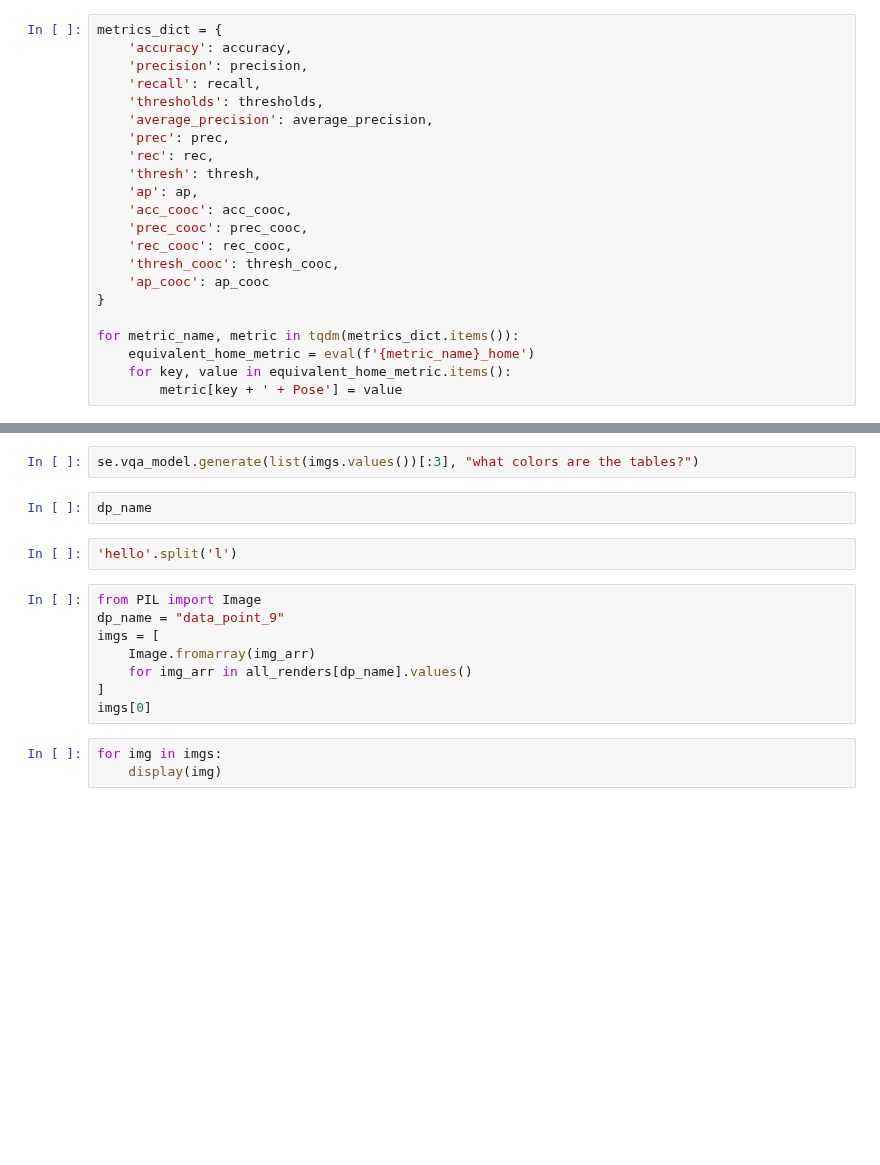
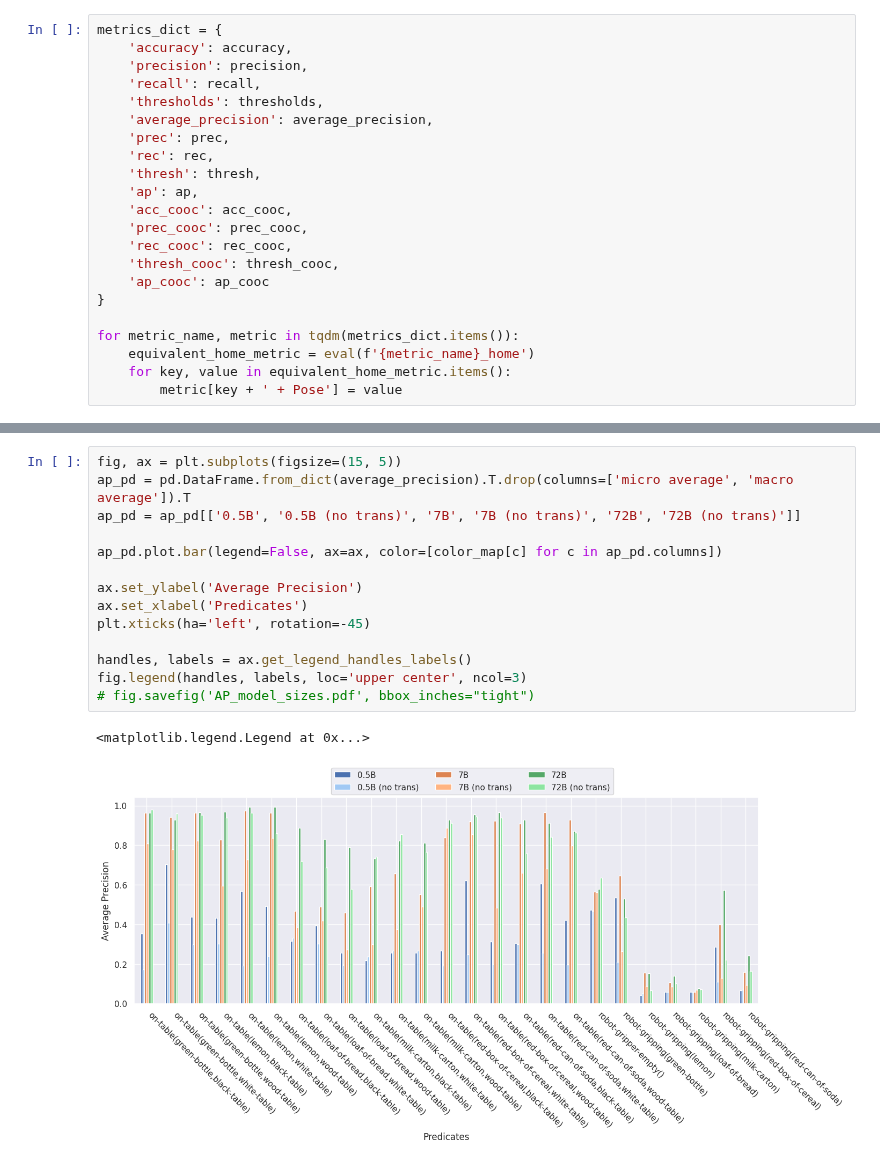
Before and after one commit to CLAIR-LAB-TECHNION/s3e, a Jupyter notebook: full_res_GRIP.ipynb, the cells around one changed output, grey strips where cells are left out. Drawn from its saved outputs; the diff is of its cells as text; blank space fills up the shorter version.

```diff
--- a/full_res_GRIP.ipynb
+++ b/full_res_GRIP.ipynb
@@ -893,17 +407,17 @@ np.mean([
-# %%
-se.vqa_model.generate(list(imgs.values())[:3], "what colors are the tables?")
-# %%
-dp_name
-# %%
-'hello'.split('l')
-# %%
-from PIL import Image
-dp_name = "data_point_9"
-imgs = [
-    Image.fromarray(img_arr)
-    for img_arr in all_renders[dp_name].values()
-]
-imgs[0]
-# %%
-for img in imgs:
-    display(img)
+# %%
+fig, ax = plt.subplots(figsize=(15, 5))
+ap_pd = pd.DataFrame.from_dict(average_precision).T.drop(columns=['micro average', 'macro average']).T
+ap_pd = ap_pd[['0.5B', '0.5B (no trans)', '7B', '7B (no trans)', '72B', '72B (no trans)']]
+
+ap_pd.plot.bar(legend=False, ax=ax, color=[color_map[c] for c in ap_pd.columns])
+
+ax.set_ylabel('Average Precision')
+ax.set_xlabel('Predicates')
+plt.xticks(ha='left', rotation=-45)
+
+handles, labels = ax.get_legend_handles_labels()
+fig.legend(handles, labels, loc='upper center', ncol=3)
+# fig.savefig('AP_model_sizes.pdf', bbox_inches="tight")
+# %% [output]
+<matplotlib.legend.Legend at 0x...>
+[figure, added]
```
Also changed, not shown: parts of 72 cells of this notebook, 41 other files.
